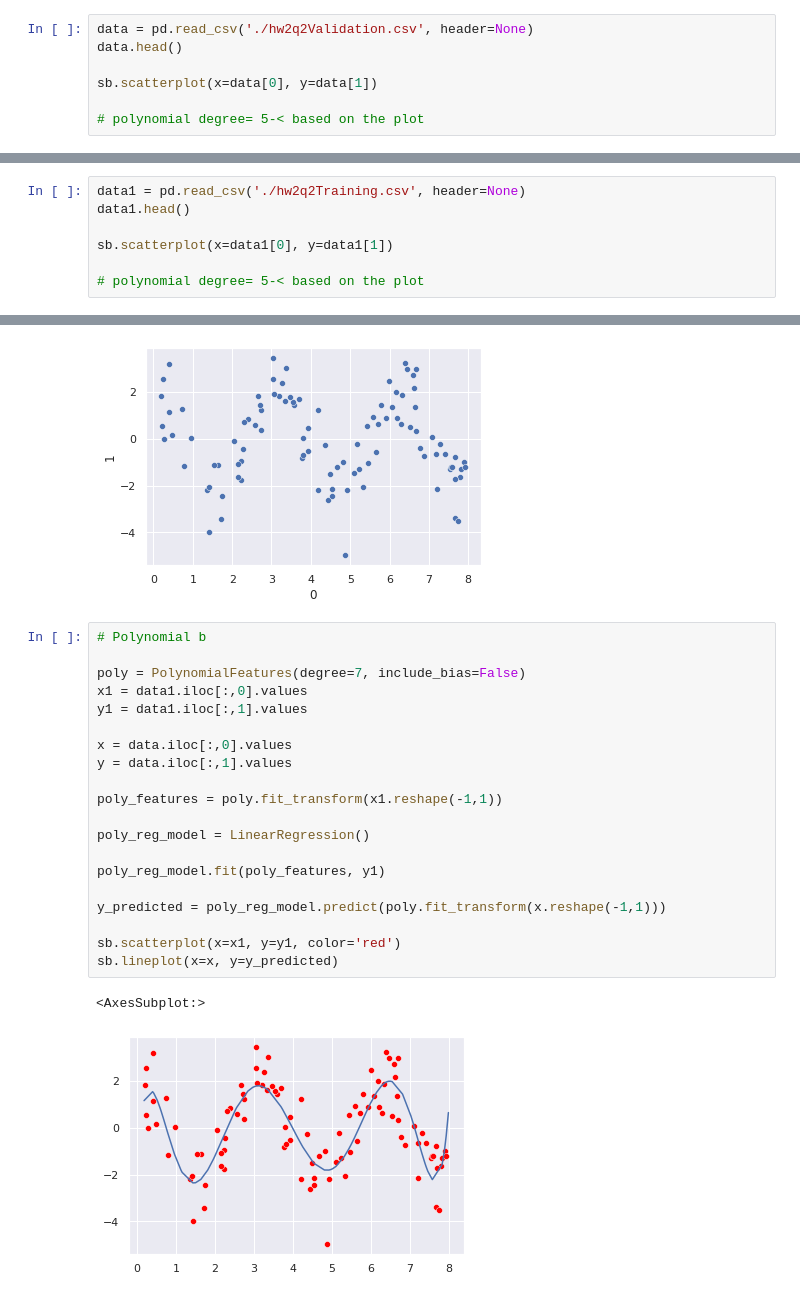
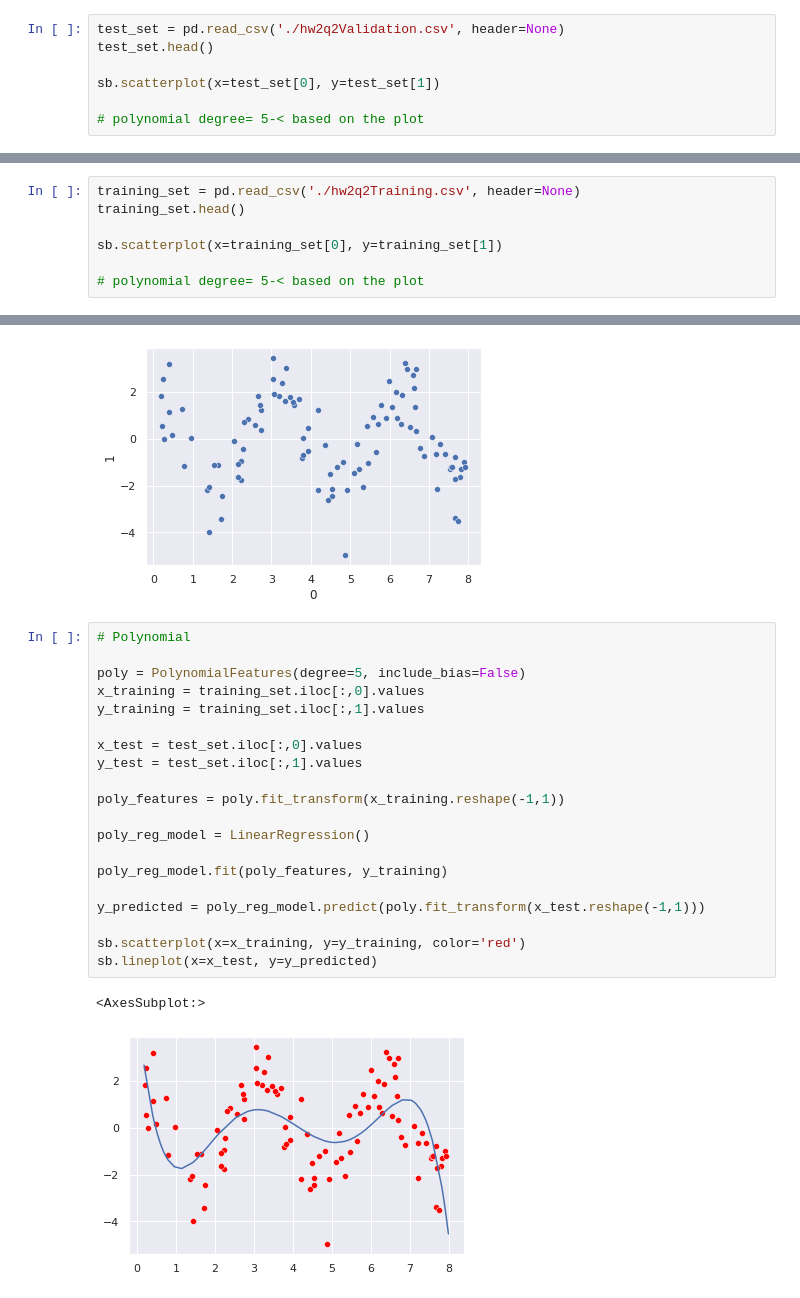
Before and after one commit to RafadanaM/ML, a Jupyter notebook: HW/HW3/hw3.ipynb, the cells around one changed output, grey strips where cells are left out. Saved outputs shown, nothing was run; the diff lists cells and outputs as text.

```diff
--- a/HW/HW3/hw3.ipynb
+++ b/HW/HW3/hw3.ipynb
@@ -103,48 +104,48 @@ R squared is : 0.9999999997229146
 # %% [markdown]
 ### Question 2
 # %%
-data = pd.read_csv('./hw2q2Validation.csv', header=None)
-data.head()
+test_set = pd.read_csv('./hw2q2Validation.csv', header=None)
+test_set.head()
 
-sb.scatterplot(x=data[0], y=data[1])
+sb.scatterplot(x=test_set[0], y=test_set[1])
 
 # polynomial degree= 5-< based on the plot
 # %% [output]
 <AxesSubplot:xlabel='0', ylabel='1'>
 [figure]
 # %%
-data1 = pd.read_csv('./hw2q2Training.csv', header=None)
-data1.head()
+training_set = pd.read_csv('./hw2q2Training.csv', header=None)
+training_set.head()
 
-sb.scatterplot(x=data1[0], y=data1[1])
+sb.scatterplot(x=training_set[0], y=training_set[1])
 
 # polynomial degree= 5-< based on the plot
 # %% [output]
 <AxesSubplot:xlabel='0', ylabel='1'>
 [figure]
 # %%
-# Polynomial b
+# Polynomial
 
-poly = PolynomialFeatures(degree=7, include_bias=False)
-x1 = data1.iloc[:,0].values
-y1 = data1.iloc[:,1].values
+poly = PolynomialFeatures(degree=5, include_bias=False)
+x_training = training_set.iloc[:,0].values
+y_training = training_set.iloc[:,1].values
 
-x = data.iloc[:,0].values
-y = data.iloc[:,1].values
+x_test = test_set.iloc[:,0].values
+y_test = test_set.iloc[:,1].values
 
-poly_features = poly.fit_transform(x1.reshape(-1,1))
+poly_features = poly.fit_transform(x_training.reshape(-1,1))
 
 poly_reg_model = LinearRegression()
 
-poly_reg_model.fit(poly_features, y1)
+poly_reg_model.fit(poly_features, y_training)
 
-y_predicted = poly_reg_model.predict(poly.fit_transform(x.reshape(-1,1)))
+y_predicted = poly_reg_model.predict(poly.fit_transform(x_test.reshape(-1,1)))
 
-sb.scatterplot(x=x1, y=y1, color='red')
-sb.lineplot(x=x, y=y_predicted)
+sb.scatterplot(x=x_training, y=y_training, color='red')
+sb.lineplot(x=x_test, y=y_predicted)
 # %% [output]
 <AxesSubplot:>
-[figure, old version]
+[figure, new version]
 # %%
 # b
 
```
Also changed, not shown: parts of 8 cells of this notebook, 1 other file.
